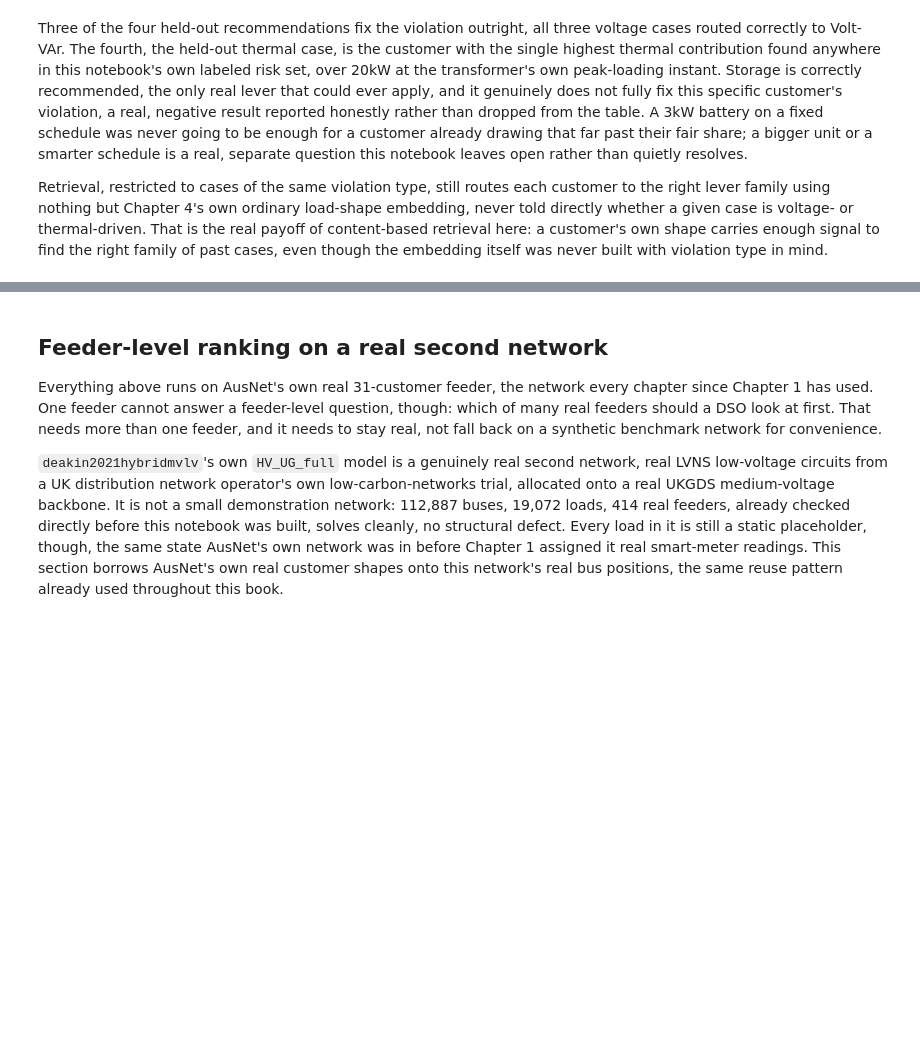
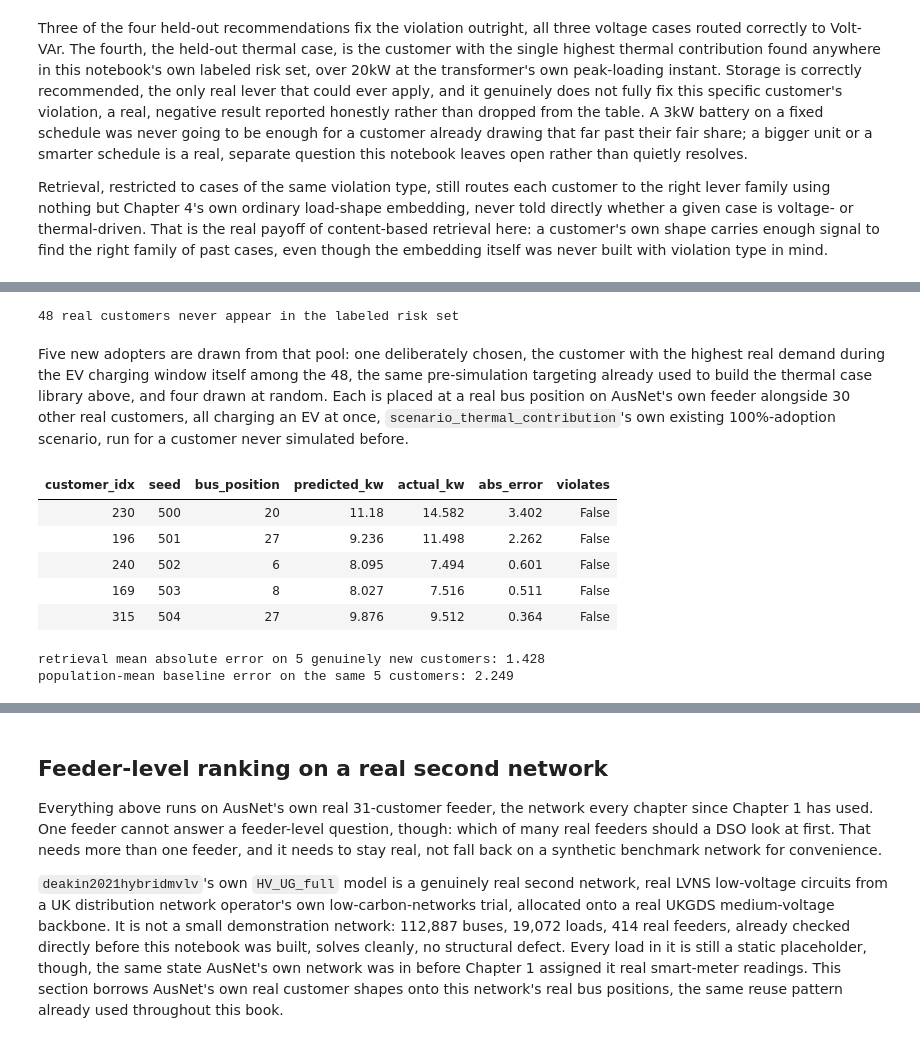
Before and after one commit to sambaiga/ml-energy-disaggregation, a Jupyter notebook: book/04-grid-edge/05-ranking-recommendation-code.ipynb, the cells around one changed output, grey strips where cells are left out. Saved outputs shown, nothing was run; the diff lists cells and outputs as text; code cells hidden in the pictures; blank space fills up the shorter version.

```diff
--- a/book/04-grid-edge/05-ranking-recommendation-code.ipynb
+++ b/book/04-grid-edge/05-ranking-recommendation-code.ipynb
@@ -389,3 +374,19 @@ print(
 # %% [output]
 calibrated on 89 held-back customers, threshold tau=0.830
 286/294 customers (97%) have a real neighbor close enough to trust at 90% confidence
+# %%
+from sklearn.neighbors import NearestNeighbors
+
+nn = NearestNeighbors(n_neighbors=1).fit(X_labeled[train_idx])
+nearest_distance, _ = nn.kneighbors(X_labeled)
+confidence_df = pd.DataFrame(
+    {
+        "customer_idx": customer_idx_labeled,
+        "nearest_neighbor_distance": nearest_distance[:, 0],
+        "trusted": trusted,
+    }
+)
+flagged = confidence_df.loc[~confidence_df["trusted"], ["customer_idx", "nearest_neighbor_distance"]]
+flagged = flagged.sort_values("nearest_neighbor_distance", ascending=False).round(3)
+flagged.columns = ["Customer", "Distance to nearest neighbor"]
+themed_gt(flagged)
@@ -921,0 +961,53 @@ Retrieval, restricted to cases of the same violation type, still routes each cus
+# %%
+unlabeled_customers = np.setdiff1d(np.arange(load_data.shape[0]), risk_df["customer_idx"].unique())
+print(f"{len(unlabeled_customers)} real customers never appear in the labeled risk set")
+# %% [output]
+48 real customers never appear in the labeled risk set
+# %% [markdown]
+Five new adopters are drawn from that pool: one deliberately chosen, the customer with the highest real demand during the EV charging window itself among the 48, the same pre-simulation targeting already used to build the thermal case library above, and four drawn at random. Each is placed at a real bus position on AusNet's own feeder alongside 30 other real customers, all charging an EV at once, `scenario_thermal_contribution`'s own existing 100%-adoption scenario, run for a customer never simulated before.
+# %%
+adopter_rng = np.random.default_rng(99)
+random_adopters = adopter_rng.choice(np.setdiff1d(unlabeled_customers, [230]), size=4, replace=False)
+new_adopters = np.concatenate([[230], random_adopters])
+
+adopter_rows = []
+for i, target_customer in enumerate(new_adopters):
+    seed = 500 + i
+    draw_rng = np.random.default_rng(seed)
+    bus_position = int(draw_rng.integers(0, 31))
+    other_pool = np.setdiff1d(np.arange(load_data.shape[0]), [target_customer])
+    other_customers = draw_rng.choice(other_pool, size=30, replace=False)
+    customer_indices = np.insert(other_customers, bus_position, target_customer)
+
+    actual_kw = scenario_thermal_contribution(customer_indices, bus_position, None, uncoordinated_shape)
+    predicted_kw = knn_predict(X_labeled, per_customer["peak_kw_contribution"].to_numpy(), X[[target_customer]], k=5)[0]
+
+    adopter_rows.append(
+        {
+            "customer_idx": int(target_customer),
+            "seed": seed,
+            "bus_position": bus_position,
+            "predicted_kw": predicted_kw,
+            "actual_kw": actual_kw,
+            "abs_error": abs(predicted_kw - actual_kw),
+            "violates": actual_kw > FAIR_SHARE_KW,
+        }
+    )
+
+adopter_df = pd.DataFrame(adopter_rows)
+themed_gt(adopter_df.round(3))
+# %% [output]
+| customer_idx | seed | bus_position | predicted_kw | actual_kw | abs_error | violates |
+| 230 | 500 | 20 | 11.18 | 14.582 | 3.402 | False |
+| 196 | 501 | 27 | 9.236 | 11.498 | 2.262 | False |
+| 240 | 502 | 6 | 8.095 | 7.494 | 0.601 | False |
+| 169 | 503 | 8 | 8.027 | 7.516 | 0.511 | False |
+| 315 | 504 | 27 | 9.876 | 9.512 | 0.364 | False |
+# %%
+retrieval_error = adopter_df["abs_error"].mean()
+population_baseline_error = (adopter_df["actual_kw"] - per_customer["peak_kw_contribution"].mean()).abs().mean()
+print(f"retrieval mean absolute error on 5 genuinely new customers: {retrieval_error:.3f}")
+print(f"population-mean baseline error on the same 5 customers: {population_baseline_error:.3f}")
+# %% [output]
+retrieval mean absolute error on 5 genuinely new customers: 1.428
+population-mean baseline error on the same 5 customers: 2.249
```
Also changed, not shown: parts of 24 cells of this notebook.
